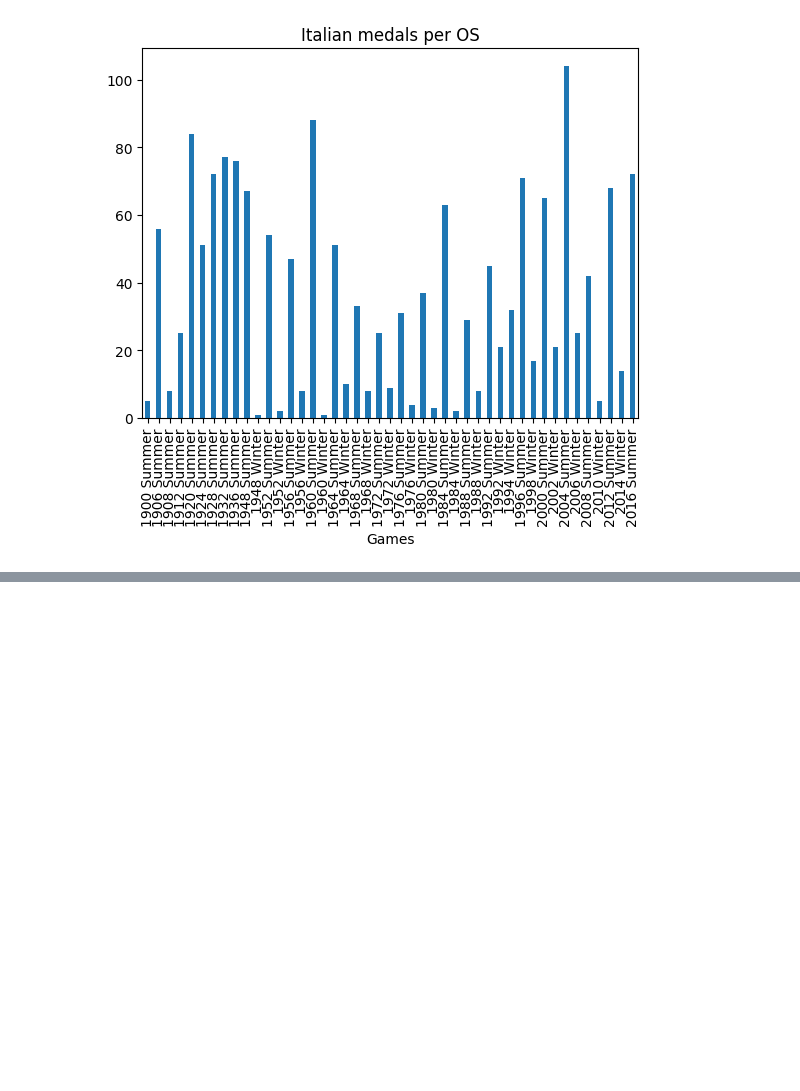
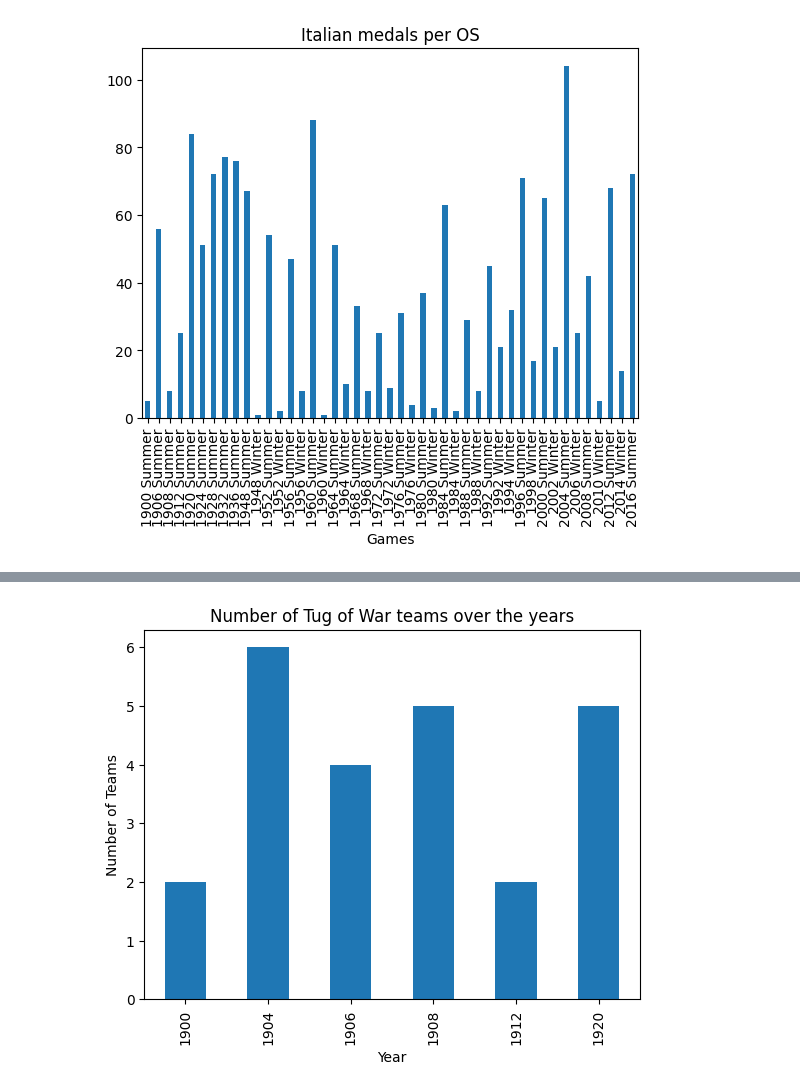
Before and after one commit to Aggisimov/Grupparbete_Italy, a Jupyter notebook: grupparbete.ipynb, the cells around one changed output, grey strips where cells are left out. Cells and saved outputs as stored; diff of their text form; code cells hidden in the pictures; blank space fills up the shorter version.

```diff
--- a/grupparbete.ipynb
+++ b/grupparbete.ipynb
@@ -177,0 +205,8 @@ plt.show()
+# %%
+df_ToW.groupby('Year')['Team'].nunique().plot.bar()
+plt.title("Number of Tug of War teams over the years")
+plt.xlabel("Year")
+plt.ylabel("Number of Teams")
+plt.show()
+# %% [output]
+[figure, added]
```
Also changed, not shown: parts of 8 cells of this notebook.
